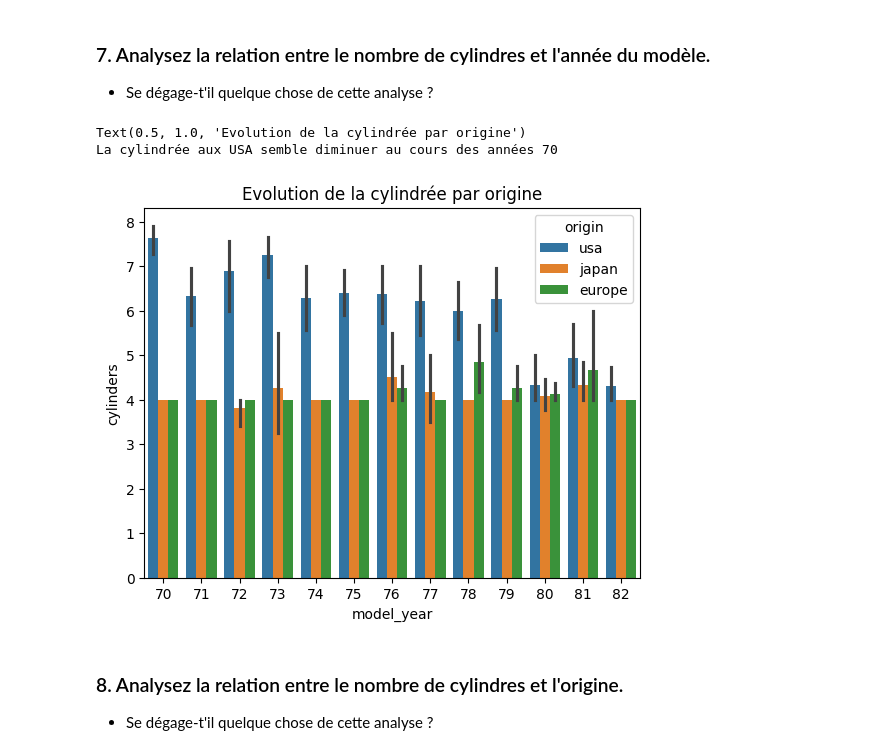
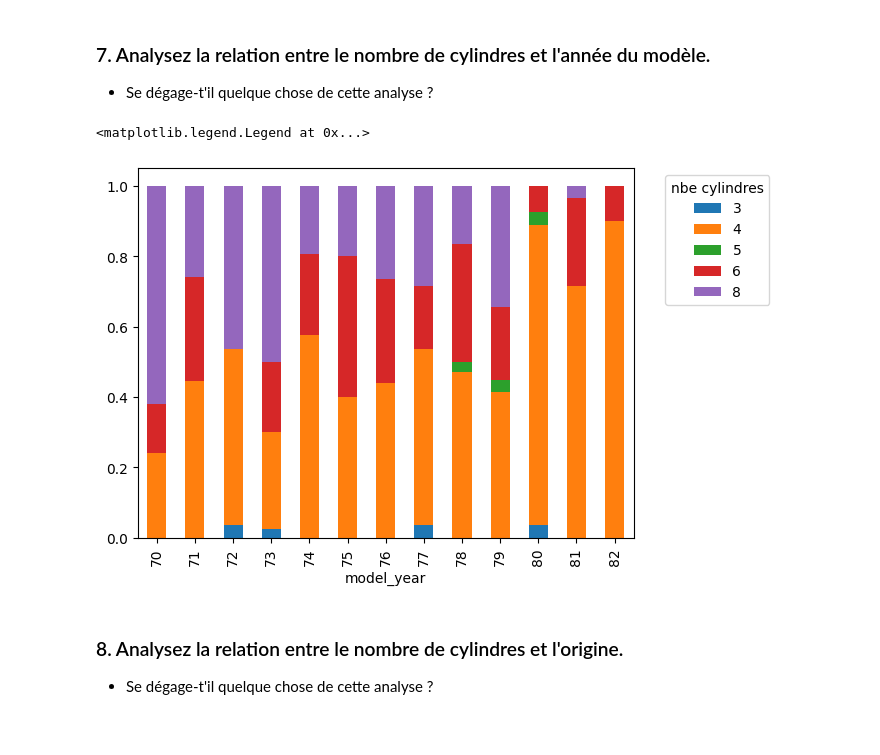
Before and after one commit to olivierbachard/mlpro, a Jupyter notebook: module_1.1/analyse_donnees/exercice_2.ipynb, the cells around one changed output. Drawn from its saved outputs; the diff is of its cells as text; code cells hidden in the pictures.

```diff
--- a/module_1.1/analyse_donnees/exercice_2.ipynb
+++ b/module_1.1/analyse_donnees/exercice_2.ipynb
@@ -167,12 +168,15 @@ Text(0.5, 1.0, 'Evolution du poids des voitures')
 
 - Se dégage-t'il quelque chose de cette analyse ?
 # %%
-print(sns.barplot(df, x="model_year", y="cylinders", hue="origin").set_title("Evolution de la cylindrée par origine"))
-print("La cylindrée aux USA semble diminuer au cours des années 70")
+
+# table de contingence
+pd.crosstab(df["model_year"], df["cylinders"], normalize="index").plot(kind="bar", stacked=True)
+plt.legend(title="nbe cylindres", bbox_to_anchor=(1.05, 1), loc='upper left')
+# print(sns.barplot(df, x="model_year", y="cylinders", hue="origin").set_title("Evolution de la cylindrée par origine"))
+#print("La cylindrée aux USA semble diminuer au cours des années 70")
 # %% [output]
-Text(0.5, 1.0, 'Evolution de la cylindrée par origine')
-La cylindrée aux USA semble diminuer au cours des années 70
+<matplotlib.legend.Legend at 0x...>
-[figure, old version]
+[figure, new version]
 # %% [markdown]
 ### 8. Analysez la relation entre le nombre de cylindres et l'origine.
 
```
Also changed, not shown: parts of 6 cells of this notebook, 2 other files.
